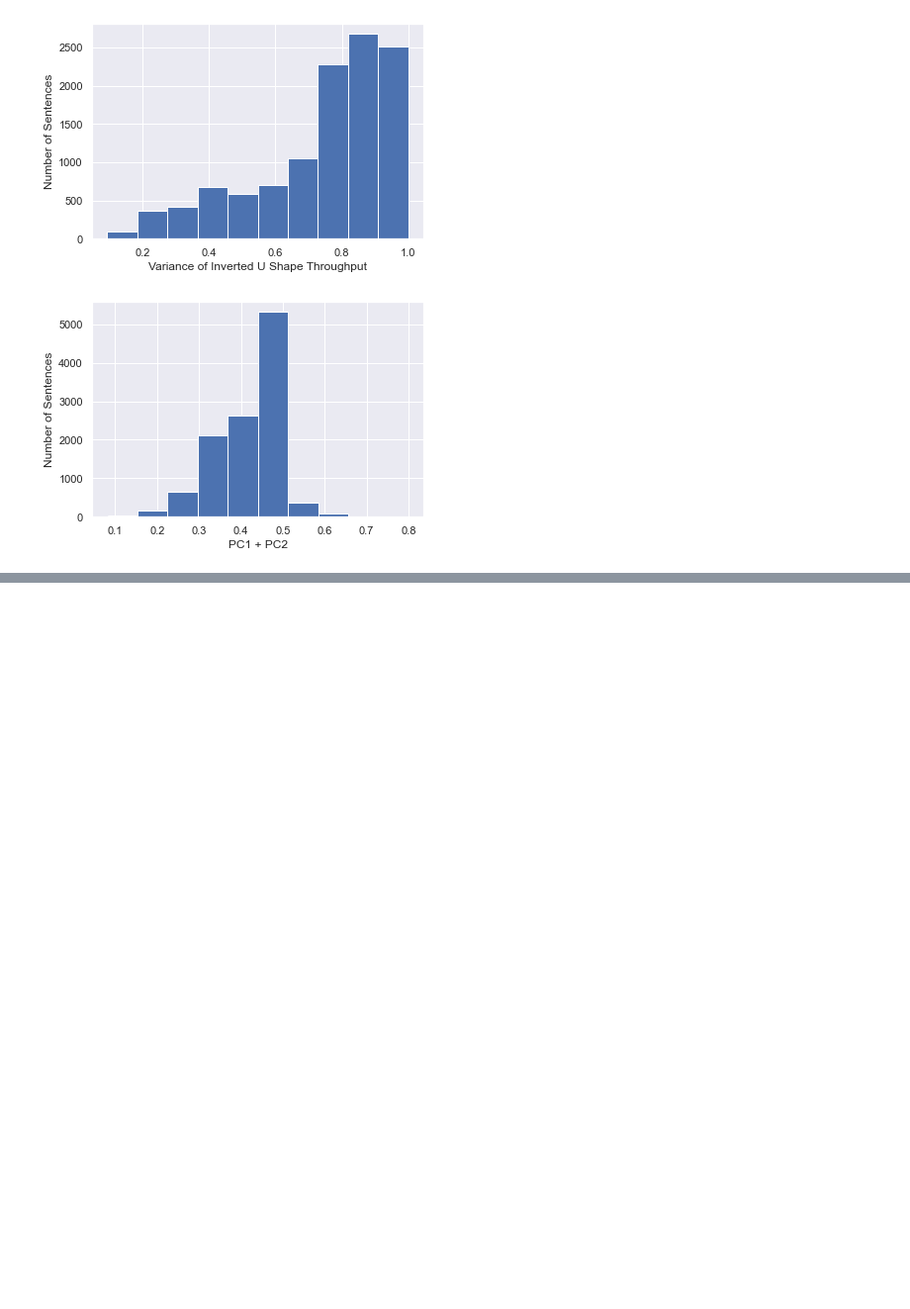
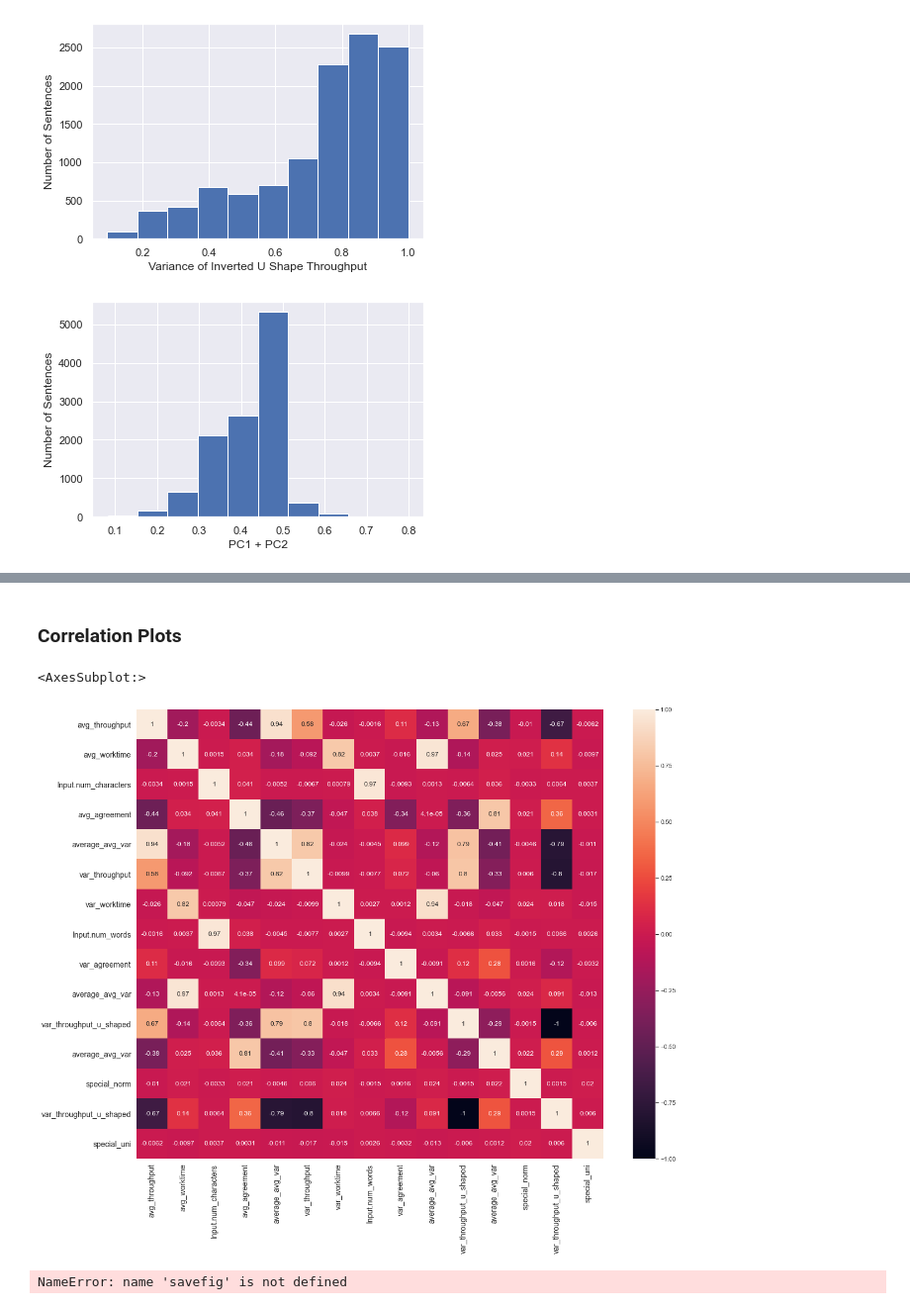
Before and after one commit to quarbby/diplomacy-betrayal, a Jupyter notebook: metadata-statistics.ipynb, the cells around one changed output, grey strips where cells are left out. Shown at 99% size. Cells and saved outputs as stored; diff of their text form; code cells hidden in the pictures; blank space fills up the shorter version.

Commit message:
correlation matrix

```diff
--- a/metadata-statistics.ipynb
+++ b/metadata-statistics.ipynb
@@ -217,0 +210,19 @@ RAND_UNI: weighted by 1 uniformly distributed random number between 0 to 1 per s
+# %% [markdown]
+### Correlation Plots
+# %%
+df_combined = pd.concat([df_throughput_avg['avg_throughput'], df_worktime_avg['avg_worktime'], df_textlength_avg['Input.num_characters'], df_agreement_avg['avg_agreement'], df_special_1['average_avg_var'], df_throughput_var['var_throughput'], df_worktime_var['var_worktime'], df_textlength_var['Input.num_words'], df_agreement_var['var_agreement'], df_special_var['average_avg_var'], df_throughput_inv_u['var_throughput_u_shaped'], df_special_4['average_avg_var'], df_special_norm['special_norm'], df_throughput_upright_u['var_throughput_u_shaped'], df_special_uni['special_uni']],axis=1)
+# %%
+corr_matrix = df_combined.corr()
+corr_matrix.to_csv('./output/main_correlation_matrix.csv', index=False)
+# %%
+f = plt.figure(figsize=(19, 15))
+plt.xticks(range(corr_matrix.shape[1]), corr_matrix.columns, fontsize=14)
+plt.yticks(range(corr_matrix.shape[1]), corr_matrix.columns, fontsize=14)
+sb.heatmap(corr_matrix, xticklabels=corr_matrix.columns, yticklabels=corr_matrix.columns, annot=True)
+# %% [output]
+<AxesSubplot:>
+[figure, added]
+# %%
+savefig('./output/main_correlation_matrix.png')
+# %% [output]
+NameError: name 'savefig' is not defined
```
Also changed, not shown: parts of 7 cells of this notebook, 7 other files.
